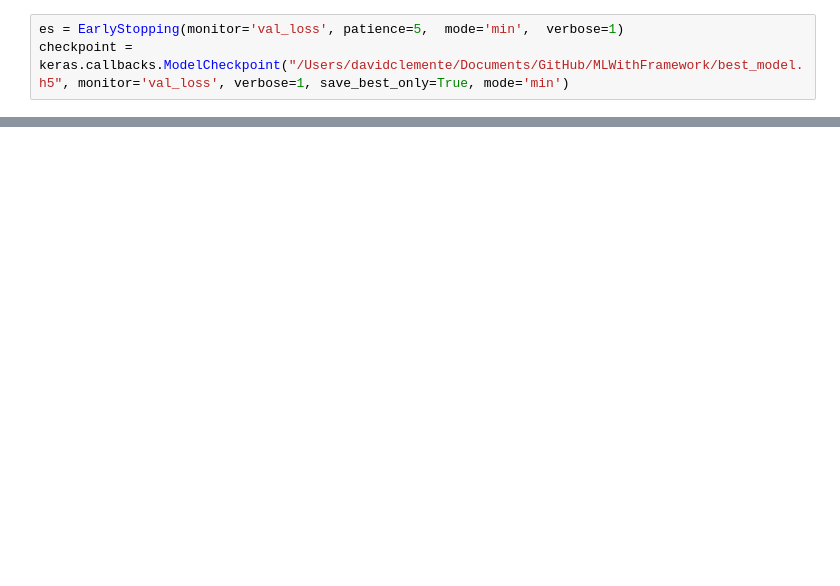
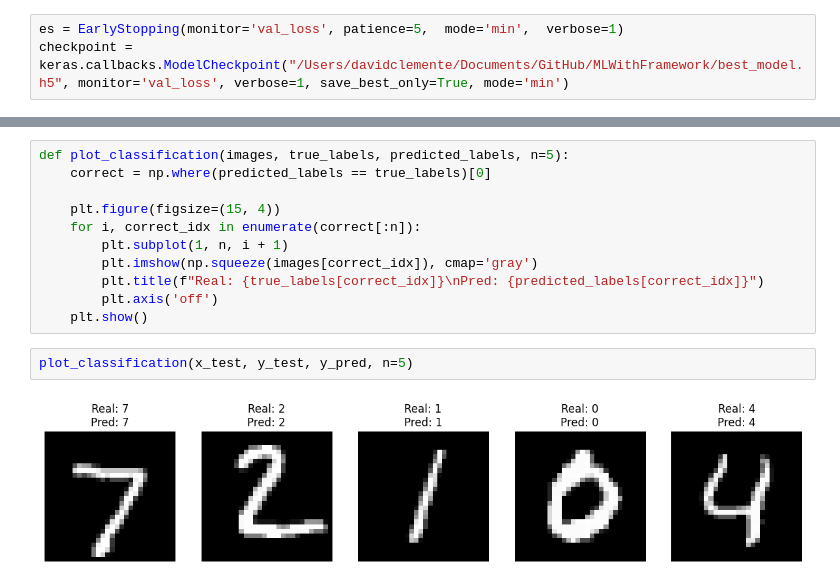
Before and after one commit to A01753740/MLWithFramework, a Jupyter notebook: handwrtiting.ipynb, the cells around one changed output, grey strips where cells are left out. Drawn from its saved outputs; the diff is of its cells as text; blank space fills up the shorter version.

```diff
--- a/handwrtiting.ipynb
+++ b/handwrtiting.ipynb
@@ -198,0 +253,15 @@ plt.show()
+# %%
+def plot_classification(images, true_labels, predicted_labels, n=5):
+    correct = np.where(predicted_labels == true_labels)[0]
+
+    plt.figure(figsize=(15, 4))
+    for i, correct_idx in enumerate(correct[:n]):
+        plt.subplot(1, n, i + 1)
+        plt.imshow(np.squeeze(images[correct_idx]), cmap='gray')
+        plt.title(f"Real: {true_labels[correct_idx]}\nPred: {predicted_labels[correct_idx]}")
+        plt.axis('off')
+    plt.show()
+# %%
+plot_classification(x_test, y_test, y_pred, n=5)
+# %% [output]
+[figure, added]
```
Also changed, not shown: parts of 21 cells of this notebook, 6 other files.
